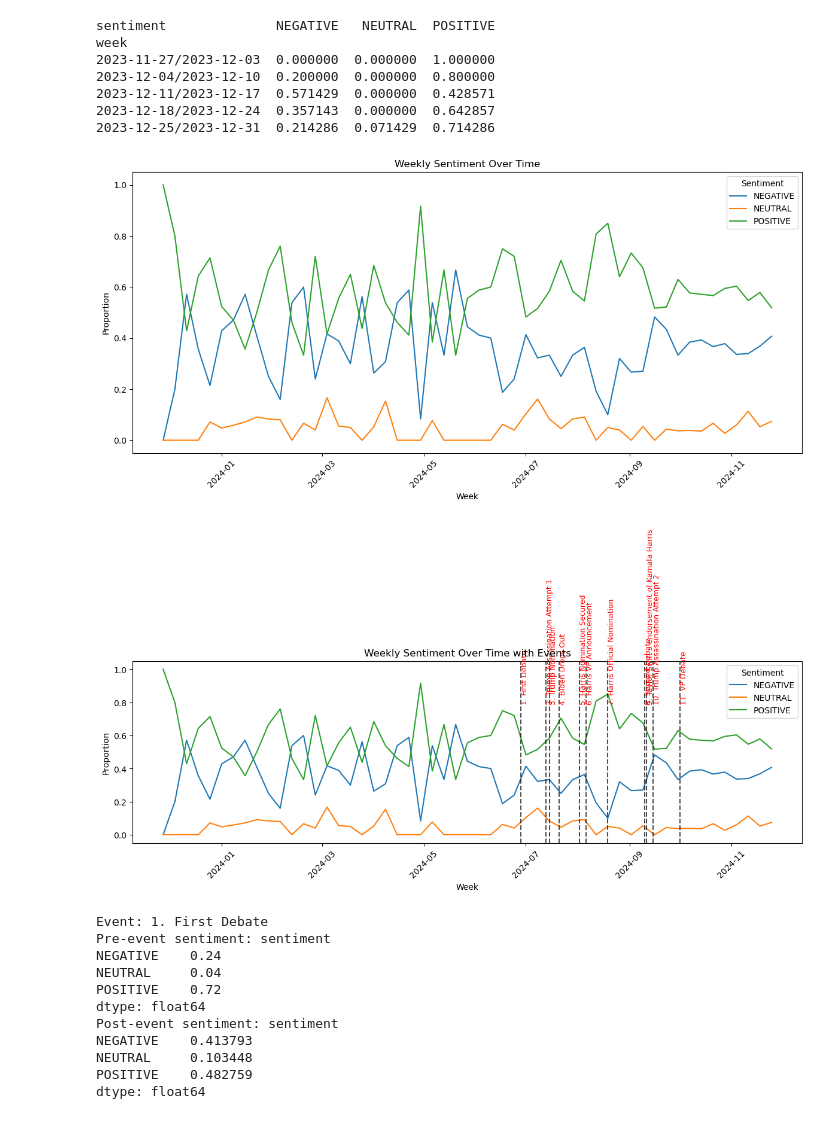
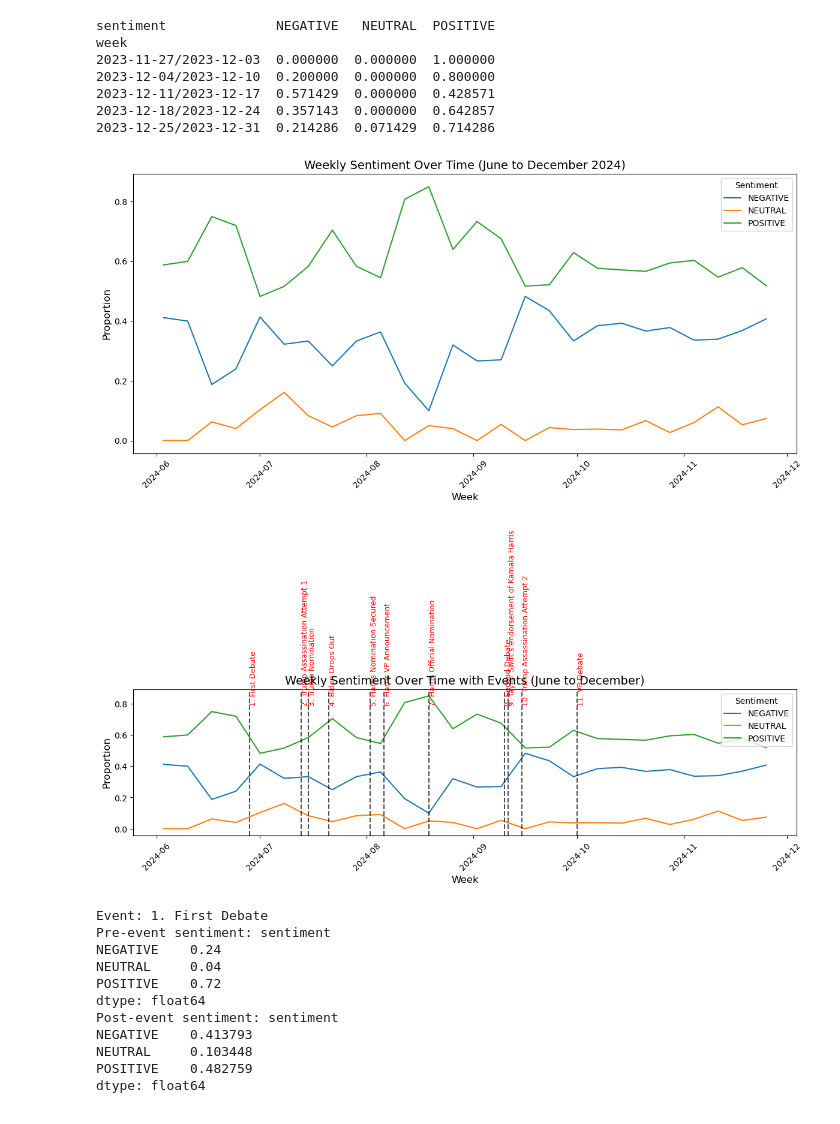
Before and after one commit to maurice1117/election-news-TM, a Jupyter notebook: main.ipynb, the cells around one changed output. Cells and saved outputs as stored; diff of their text form; code cells hidden in the pictures.

```diff
--- a/main.ipynb
+++ b/main.ipynb
@@ -338,57 +338,80 @@ sentiment_over_time_weekly.index = sentiment_over_time_weekly.index.str.split('/
 # 將其轉換為標準日期格式
 sentiment_over_time_weekly.index = pd.to_datetime(sentiment_over_time_weekly.index, errors='coerce')
 
+# 限制時間範圍為 6-12 月
+start_date = '2024-06-01'
+end_date = '2024-12-31'
+
+# 過濾時間範圍
+sentiment_over_time_weekly_filtered = sentiment_over_time_weekly[
+    (sentiment_over_time_weekly.index >= start_date) &
+    (sentiment_over_time_weekly.index <= end_date)
+]
+
+# 繪製圖表，使用篩選後的數據
 plt.figure(figsize=(12, 6))
-for sentiment in sentiment_over_time_weekly.columns:
-    plt.plot(sentiment_over_time_weekly.index, sentiment_over_time_weekly[sentiment], label=sentiment)
+for sentiment in sentiment_over_time_weekly_filtered.columns:
+    plt.plot(sentiment_over_time_weekly_filtered.index, sentiment_over_time_weekly_filtered[sentiment], label=sentiment)
 
-plt.title('Weekly Sentiment Over Time')
-plt.xlabel('Week')
-plt.ylabel('Proportion')
+# 添加圖表標題和軸標籤
+plt.title('Weekly Sentiment Over Time (June to December 2024)', fontsize=14)
+plt.xlabel('Week', fontsize=12)
+plt.ylabel('Proportion', fontsize=12)
 plt.legend(title='Sentiment')
 plt.xticks(rotation=45)
 plt.tight_layout()
 plt.show()
 # %% [output]
-[figure, old version]
+[figure, new version]
 # %%
 # 事件列表
 events = {
     "1. First Debate": "2024-06-28",
     "2. Trump Assassination Attempt 1": "2024-07-13",
     "3. Trump Nomination": "2024-07-15",
     "4. Biden Drops Out": "2024-07-21",
     "5. Harris Nomination Secured": "2024-08-02",
     "6. Harris VP Announcement": "2024-08-06",
     "7. Harris Official Nomination": "2024-08-19",
     "8. Second Debate": "2024-09-10",
     "9. Taylor Swift’s endorsement of Kamala Harris": "2024-09-11",
     "10. Trump Assassination Attempt 2": "2024-09-15",
     "11. VP Debate": "2024-10-01"
 
 }
 
+# 限制時間範圍為 6-12 月
+start_date = '2024-06'
+end_date = '2024-12'
+
+# 過濾時間範圍
+sentiment_over_time_weekly_filtered = sentiment_over_time_weekly[
+    (sentiment_over_time_weekly.index >= start_date) &
+    (sentiment_over_time_weekly.index <= end_date)
+]
+
 # 繪製情感趨勢圖
 plt.figure(figsize=(12, 6))
-for sentiment in sentiment_over_time_weekly.columns:
-    plt.plot(sentiment_over_time_weekly.index, sentiment_over_time_weekly[sentiment], label=sentiment)
+for sentiment in sentiment_over_time_weekly_filtered.columns:
+    plt.plot(sentiment_over_time_weekly_filtered.index, sentiment_over_time_weekly_filtered[sentiment], label=sentiment)
 
-# 標記事件
+# 標記事件（限制在 6-12 月範圍內）
 for event_name, event_date in events.items():
     event_date = pd.to_datetime(event_date)
-    plt.axvline(event_date, color='black', linestyle='--', alpha=0.7)  # 添加垂直線
-    plt.text(event_date, 0.8, event_name, rotation=90, fontsize=9, color='red')  # 添加事件標籤
+    if start_date <= event_date.strftime('%Y-%m') <= end_date:  # 檢查事件日期是否在範圍內
+        plt.axvline(event_date, color='black', linestyle='--', alpha=0.7)  # 添加垂直線
+        plt.text(event_date, 0.8, event_name, rotation=90, fontsize=9, color='red')  # 添加事件標籤
 
 # 添加圖表標題和圖例
-plt.title('Weekly Sentiment Over Time with Events')
-plt.xlabel('Week')
-plt.ylabel('Proportion')
+plt.title('Weekly Sentiment Over Time with Events (June to December)', fontsize=14)
+plt.xlabel('Week', fontsize=12)
+plt.ylabel('Proportion', fontsize=12)
 plt.legend(title='Sentiment')
 plt.xticks(rotation=45)
 plt.tight_layout()
 plt.show()
 # %% [output]
-[figure, old version]
+[figure, new version]
 # %%
 # 定義事件影響範圍（例如 7 天前後）
 time_window = pd.Timedelta(days=7)
```
Also changed, not shown: parts of 12 cells of this notebook.
